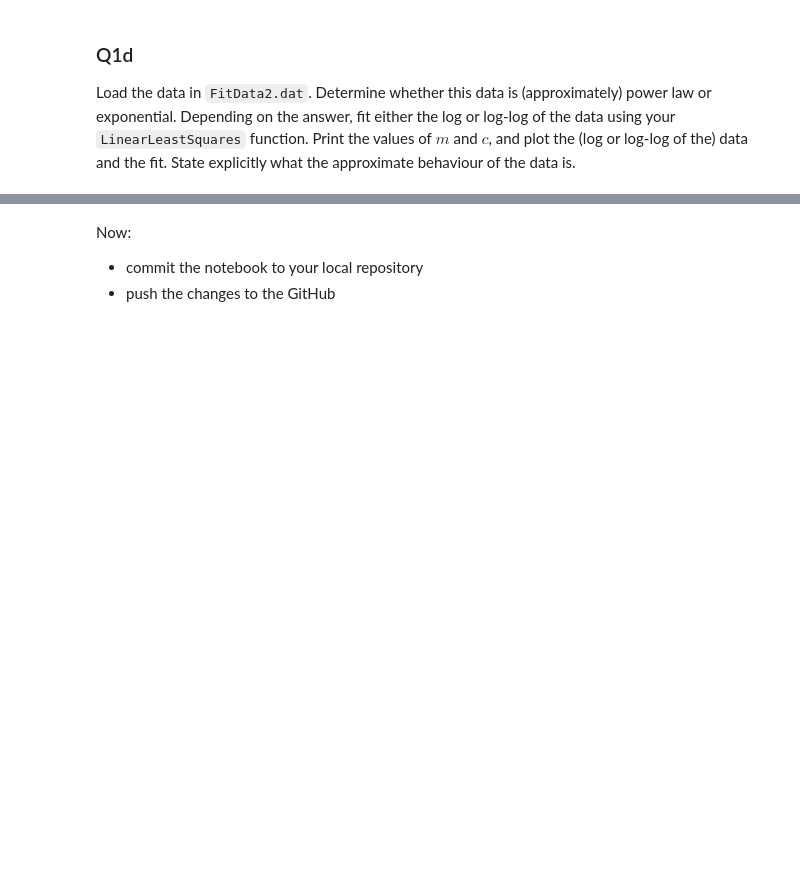
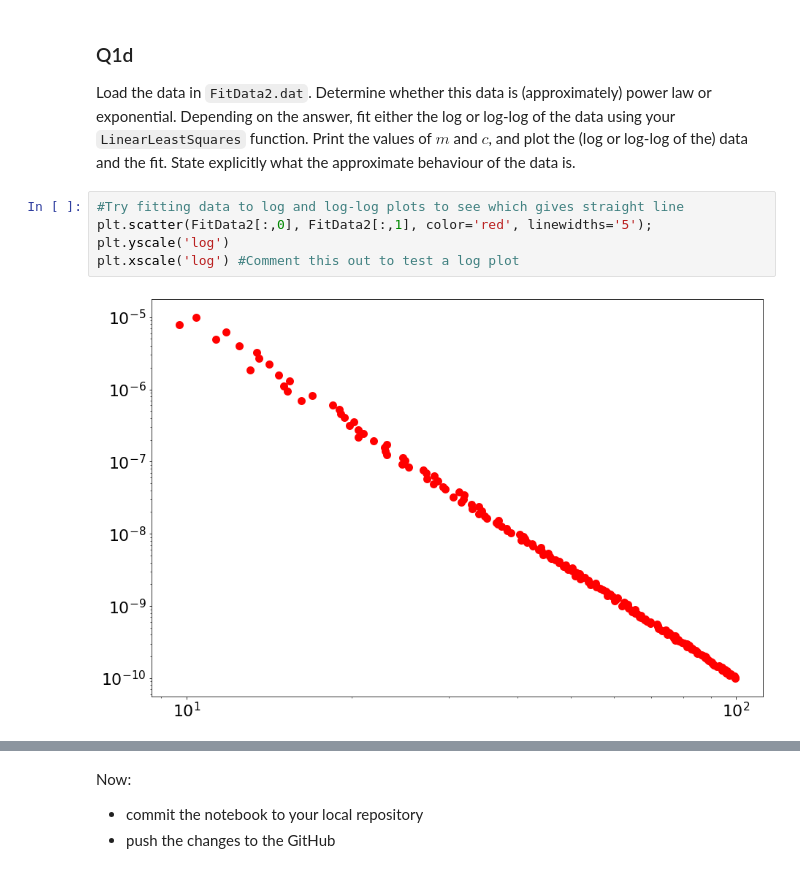
Before and after one commit to loby368/Computational-Science, a Jupyter notebook: Assignment 3/Assignment-3.ipynb, the cells around one changed output, grey strips where cells are left out. Cells and saved outputs as stored; diff of their text form; blank space fills up the shorter version.

```diff
--- a/Assignment 3/Assignment-3.ipynb
+++ b/Assignment 3/Assignment-3.ipynb
@@ -70,3 +172,10 @@ Load the data in `FitData1.dat` and fit the data using your `LinearLeastSquares`
 # %% [markdown]
 ### Q1d
 Load the data in `FitData2.dat`. Determine whether this data is (approximately) power law or exponential. Depending on the answer, fit either the log or log-log of the data using your `LinearLeastSquares` function. Print the values of $m$ and $c$, and plot the (log or log-log of the) data and the fit. State explicitly what the approximate behaviour of the data is.
+# %%
+#Try fitting data to log and log-log plots to see which gives straight line
+plt.scatter(FitData2[:,0], FitData2[:,1], color='red', linewidths='5');
+plt.yscale('log')
+plt.xscale('log') #Comment this out to test a log plot
+# %% [output]
+[figure, added]
```
Also changed, not shown: parts of 9 cells of this notebook.
